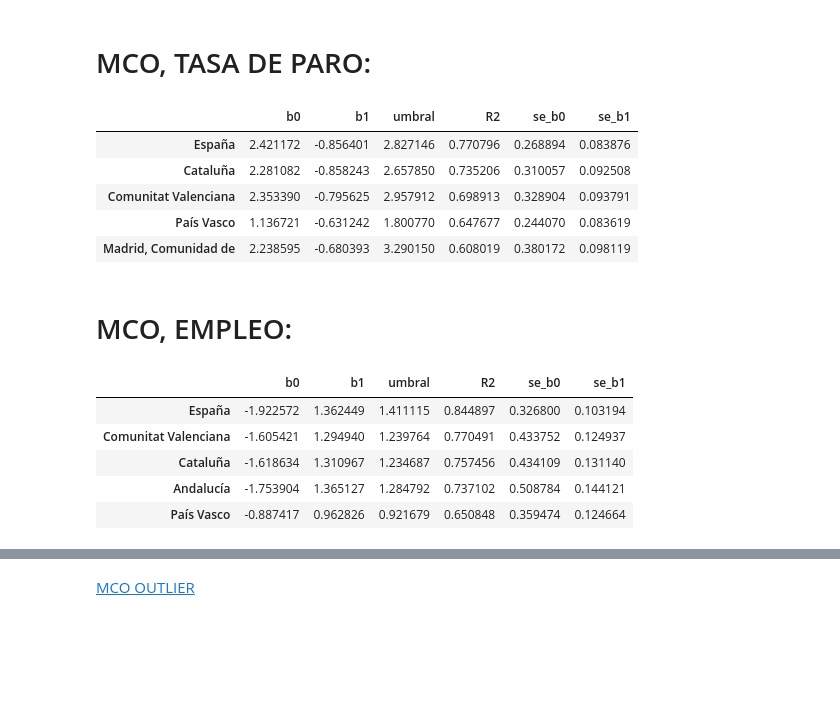
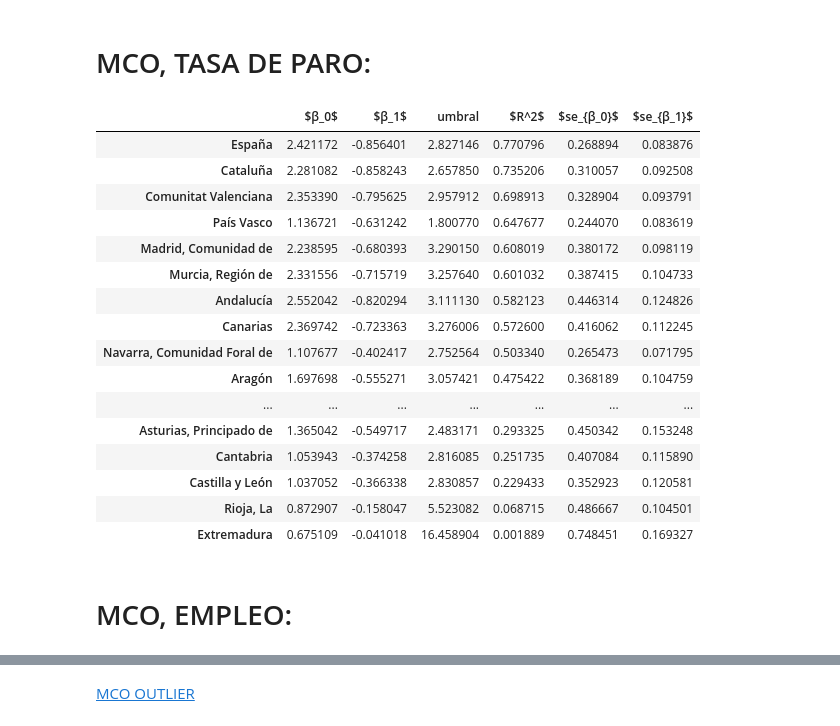
Before and after one commit to mmngreco/okun_ccaa, a Jupyter notebook: code/Okun_Regresion.ipynb, the cells around one changed output, grey strips where cells are left out. Saved outputs shown, nothing was run; the diff lists cells and outputs as text; code cells hidden in the pictures; blank space fills up the shorter version.

```diff
--- a/code/Okun_Regresion.ipynb
+++ b/code/Okun_Regresion.ipynb
@@ -413,30 +383,40 @@ for i, ca in enumerate(regiones):
 # RESÚMEN DE LOS MODELOS:
 # %% [markdown]
 # MCO, TASA DE PARO:
-# %%
-nombres_parametros = ['b0', 'b1', 'umbral', 'R2', 'se_b0', 'se_b1']
-mco_paro = DataFrame(params_paro,
-                  index=nombres_parametros,
-                  columns=regiones).T.sort('R2', ascending=False)
-mco_paro.head()
-# %% [output]
-|  | b0 | b1 | umbral | R2 | se_b0 | se_b1 |
-| España | 2.421172 | -0.856401 | 2.827146 | 0.770796 | 0.268894 | 0.083876 |
-| Cataluña | 2.281082 | -0.858243 | 2.657850 | 0.735206 | 0.310057 | 0.092508 |
-| Comunitat Valenciana | 2.353390 | -0.795625 | 2.957912 | 0.698913 | 0.328904 | 0.093791 |
-| País Vasco | 1.136721 | -0.631242 | 1.800770 | 0.647677 | 0.244070 | 0.083619 |
-| Madrid, Comunidad de | 2.238595 | -0.680393 | 3.290150 | 0.608019 | 0.380172 | 0.098119 |
+# %%
+def resumen_mco(dicc, nombres_latex, ):
+        '''
+    dicc = Diccionario donde keys = Regiones, values = lista de Valores del mco.
+    nombres_parametros = Nombres de los parámetros que contiene la lista.
+
+    return: df ordenado por R² descendente.
+    '''
+    if nombres_latex == 0:
+        nombres_parametros = ['b0', 'b1', 'umbral', 'R2', 'se_b0', 'se_b1']
+    else:
+        nombres_parametros = ['$β_0$', '$β_1$', 'umbral', '$R^2$', '$se_{β_0}$', '$se_{β_1}$']
+
+    mco_paro = DataFrame(dicc, index=nombres_parametros).T.sort(nombres_parametros[3], ascending=False)
+    return mco_paro
+# %%
+resumen_mco(params_paro, 1)
+# %% [output]
+|  | $β_0$ | $β_1$ | umbral | $R^2$ | $se_{β_0}$ | $se_{β_1}$ |
+| España | 2.421172 | -0.856401 | 2.827146 | 0.770796 | 0.268894 | 0.083876 |
+| Cataluña | 2.281082 | -0.858243 | 2.657850 | 0.735206 | 0.310057 | 0.092508 |
+| Comunitat Valenciana | 2.353390 | -0.795625 | 2.957912 | 0.698913 | 0.328904 | 0.093791 |
+| País Vasco | 1.136721 | -0.631242 | 1.800770 | 0.647677 | 0.244070 | 0.083619 |
+| Madrid, Comunidad de | 2.238595 | -0.680393 | 3.290150 | 0.608019 | 0.380172 | 0.098119 |
+| Murcia, Región de | 2.331556 | -0.715719 | 3.257640 | 0.601032 | 0.387415 | 0.104733 |
+| Andalucía | 2.552042 | -0.820294 | 3.111130 | 0.582123 | 0.446314 | 0.124826 |
+| Canarias | 2.369742 | -0.723363 | 3.276006 | 0.572600 | 0.416062 | 0.112245 |
+| Navarra, Comunidad Foral de | 1.107677 | -0.402417 | 2.752564 | 0.503340 | 0.265473 | 0.071795 |
+| Aragón | 1.697698 | -0.555271 | 3.057421 | 0.475422 | 0.368189 | 0.104759 |
+| ... | ... | ... | ... | ... | ... | ... |
+| Asturias, Principado de | 1.365042 | -0.549717 | 2.483171 | 0.293325 | 0.450342 | 0.153248 |
+| Cantabria | 1.053943 | -0.374258 | 2.816085 | 0.251735 | 0.407084 | 0.115890 |
+| Castilla y León | 1.037052 | -0.366338 | 2.830857 | 0.229433 | 0.352923 | 0.120581 |
+| Rioja, La | 0.872907 | -0.158047 | 5.523082 | 0.068715 | 0.486667 | 0.104501 |
+| Extremadura | 0.675109 | -0.041018 | 16.458904 | 0.001889 | 0.748451 | 0.169327 |
 # %% [markdown]
 # MCO, EMPLEO:
-# %%
-mco_empleo = DataFrame(params_empleo,
-                       index=nombres_parametros,
-                       columns=regiones).T.sort('R2', ascending=False)
-mco_empleo.head()
-# %% [output]
-|  | b0 | b1 | umbral | R2 | se_b0 | se_b1 |
-| España | -1.922572 | 1.362449 | 1.411115 | 0.844897 | 0.326800 | 0.103194 |
-| Comunitat Valenciana | -1.605421 | 1.294940 | 1.239764 | 0.770491 | 0.433752 | 0.124937 |
-| Cataluña | -1.618634 | 1.310967 | 1.234687 | 0.757456 | 0.434109 | 0.131140 |
-| Andalucía | -1.753904 | 1.365127 | 1.284792 | 0.737102 | 0.508784 | 0.144121 |
-| País Vasco | -0.887417 | 0.962826 | 0.921679 | 0.650848 | 0.359474 | 0.124664 |
```
Also changed, not shown: parts of 62 cells of this notebook, 14 other files.
